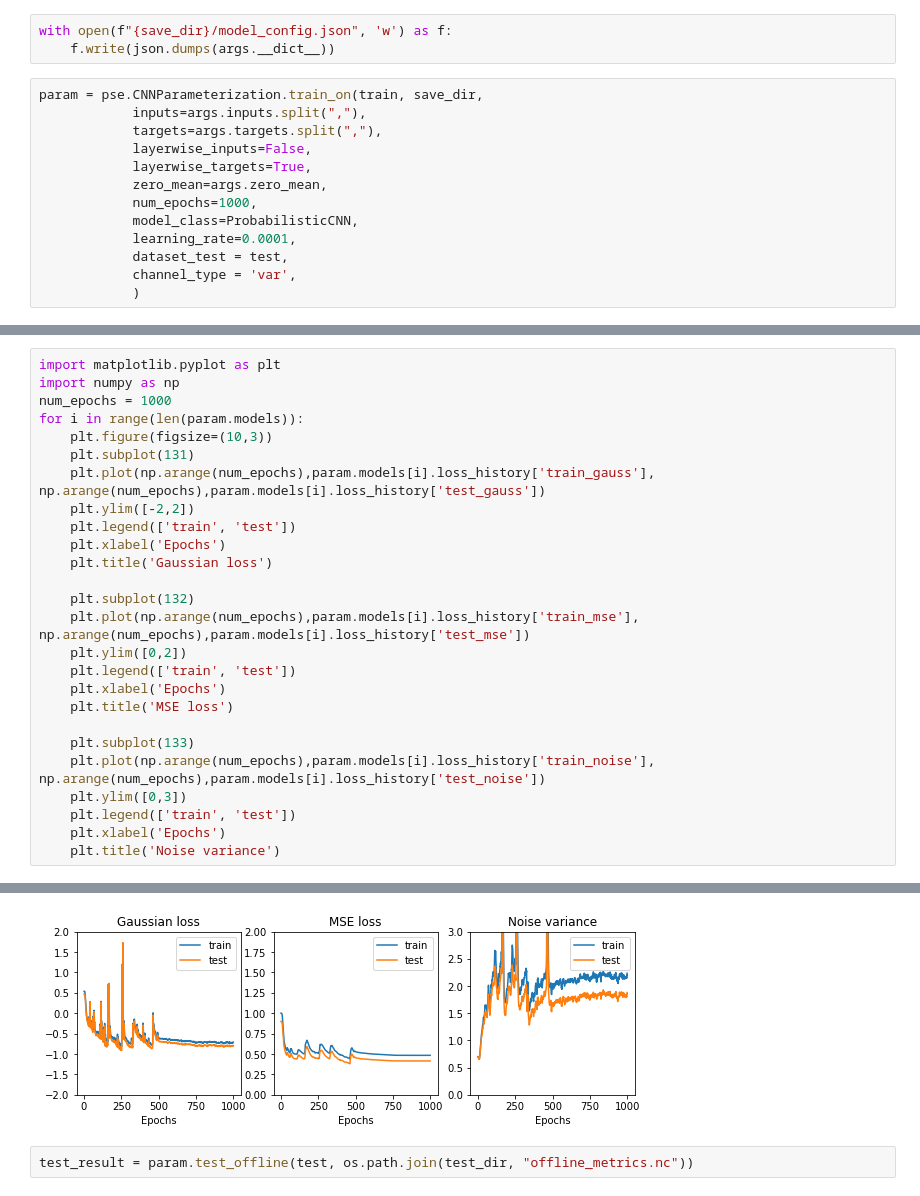
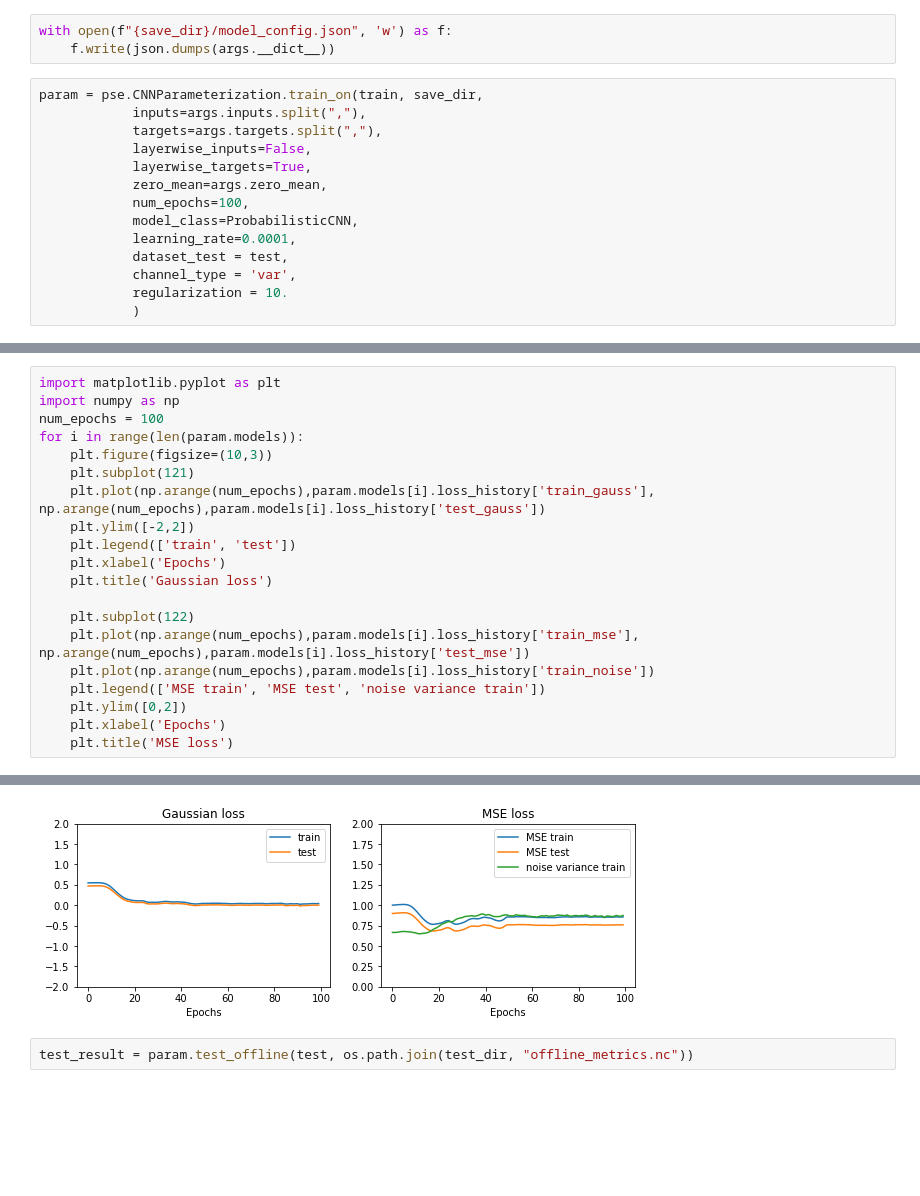
Before and after one commit to Pperezhogin/pyqg_experiments_Ross, a Jupyter notebook: pyqg_subgrid_experiments/test_PCNN.ipynb, the cells around one changed output, grey strips where cells are left out. Cells and saved outputs as stored; diff of their text form; blank space fills up the shorter version.

Commit message:
add regularization mse=noise_var

```diff
--- a/pyqg_subgrid_experiments/test_PCNN.ipynb
+++ b/pyqg_subgrid_experiments/test_PCNN.ipynb
@@ -47,11 +47,12 @@ param = pse.CNNParameterization.train_on(train, save_dir,
             layerwise_inputs=False,
             layerwise_targets=True,
             zero_mean=args.zero_mean,
-            num_epochs=1000,
+            num_epochs=100,
             model_class=ProbabilisticCNN,
             learning_rate=0.0001,
             dataset_test = test,
             channel_type = 'var',
+            regularization = 10.
             )
 # %% [output]
 Current mode: True
@@ -89,27 +90,21 @@ min, max std : 0.041101064532995224 0.11431057751178741
 # %%
 import matplotlib.pyplot as plt
 import numpy as np
-num_epochs = 1000
+num_epochs = 100
 for i in range(len(param.models)):
     plt.figure(figsize=(10,3))
-    plt.subplot(131)
+    plt.subplot(121)
     plt.plot(np.arange(num_epochs),param.models[i].loss_history['train_gauss'], np.arange(num_epochs),param.models[i].loss_history['test_gauss'])
     plt.ylim([-2,2])
     plt.legend(['train', 'test'])
     plt.xlabel('Epochs')
     plt.title('Gaussian loss')
 
-    plt.subplot(132)
+    plt.subplot(122)
     plt.plot(np.arange(num_epochs),param.models[i].loss_history['train_mse'], np.arange(num_epochs),param.models[i].loss_history['test_mse'])
+    plt.plot(np.arange(num_epochs),param.models[i].loss_history['train_noise'])
+    plt.legend(['MSE train', 'MSE test', 'noise variance train'])
     plt.ylim([0,2])
-    plt.legend(['train', 'test'])
     plt.xlabel('Epochs')
     plt.title('MSE loss')
-
-    plt.subplot(133)
-    plt.plot(np.arange(num_epochs),param.models[i].loss_history['train_noise'], np.arange(num_epochs),param.models[i].loss_history['test_noise'])
-    plt.ylim([0,3])
-    plt.legend(['train', 'test'])
-    plt.xlabel('Epochs')
-    plt.title('Noise variance')
 # %% [output]
@@ -117,4 +112,4 @@ for i in range(len(param.models)):
-[figure, old version]
+[figure, new version]
 # %%
 test_result = param.test_offline(test, os.path.join(test_dir, "offline_metrics.nc"))
 # %% [output]
```
Also changed, not shown: parts of 3 cells of this notebook, 4 other files.
